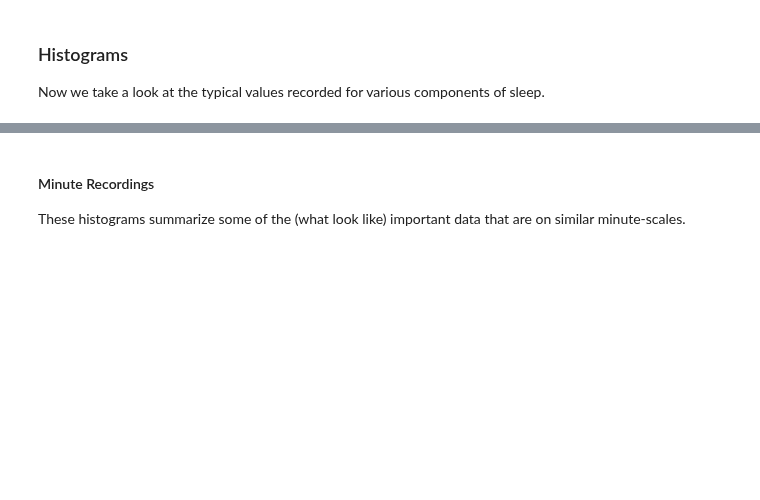
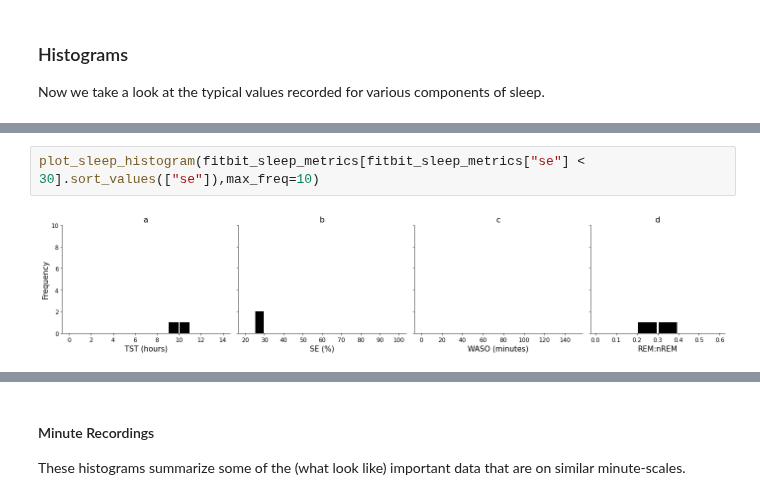
Before and after one commit to intelligent-environments-lab/utx000, a Jupyter notebook: notebooks/4.2.1-hef-fitbit-summary.ipynb, the cells around one changed output, grey strips where cells are left out. Cells and saved outputs as stored; diff of their text form; blank space fills up the shorter version.

```diff
--- a/notebooks/4.2.1-hef-fitbit-summary.ipynb
+++ b/notebooks/4.2.1-hef-fitbit-summary.ipynb
@@ -359,0 +396,4 @@ plot_sleep_histogram(fitbit_sleep_metrics,save=True)
+# %%
+plot_sleep_histogram(fitbit_sleep_metrics[fitbit_sleep_metrics["se"] < 30].sort_values(["se"]),max_freq=10)
+# %% [output]
+[figure, added]
```
Also changed, not shown: parts of 44 cells of this notebook.
